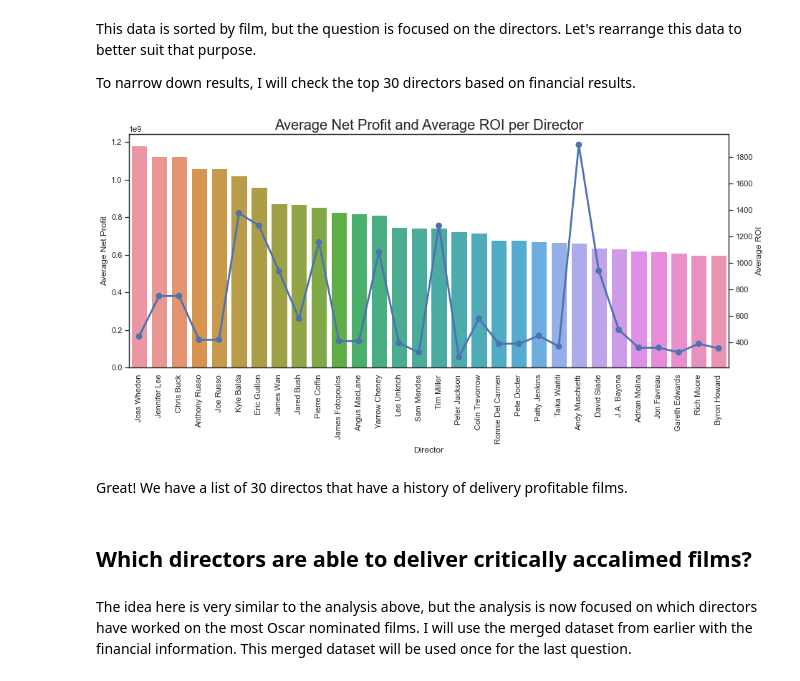
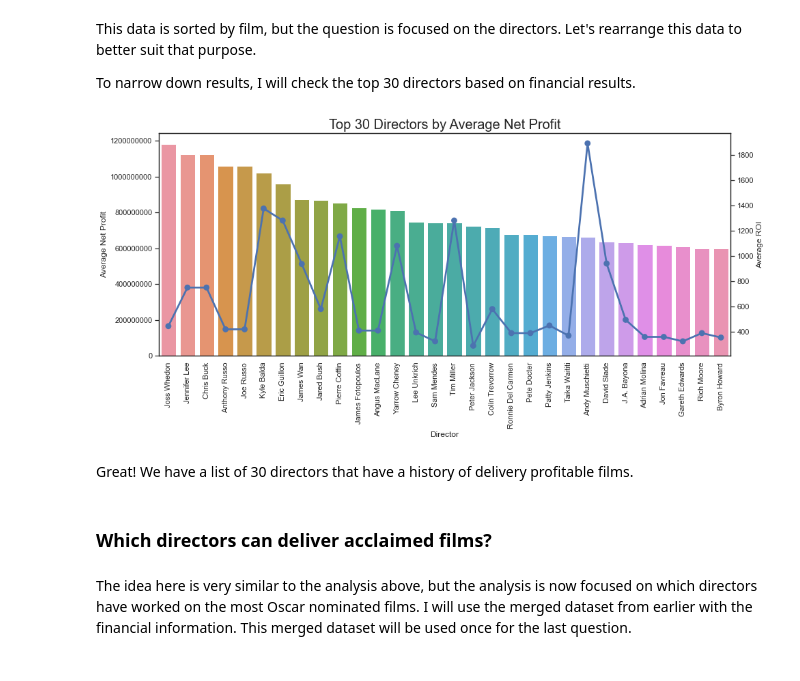
Before and after one commit to valentinav21/microsoft-movie-analysis, a Jupyter notebook: notebook.ipynb, the cells around one changed output. Drawn from its saved outputs; the diff is of its cells as text; code cells hidden in the pictures.

```diff
--- a/notebook.ipynb
+++ b/notebook.ipynb
@@ -648,8 +682,9 @@ Now that the data is clean and has the necessary features, it is time to answer
 # %% [markdown]
 First, lets visually examine the correlation between ROI and net profit.
 # %%
-# Set the width and height
+# Set the width, height, and style
 plt.figure(figsize=(14,6))
+sns.set_palette('muted')
 
 #Create plot
 ax1 = sns.regplot(x=numbers_df['production_budget'],y=numbers_df['net_profit'])
@@ -744,27 +779,28 @@ top_bdirectors = all_directors.head(30)
 # %%
 #Set figure size
 sns.set(style="white")
 plt.figure(figsize=(15, 6))
 
 # Plot for net_profit on the left y-axis
 ax1 = sns.barplot(x=top_bdirectors['director'], y=top_bdirectors['net_profit'])
 
 # Plot for ROI on the right y-axis
 ax2 = ax1.twinx()
 sns.pointplot(x=top_bdirectors['director'], y=top_bdirectors['ROI'], label='Average ROI', ax=ax2)
 
 #Create labels
 ax1.set_xticklabels(ax1.get_xticklabels(), rotation=90)
 ax1.set_xlabel("Director")
 ax1.set_ylabel("Average Net Profit")
+ax1.ticklabel_format(style='plain', axis="y")
 ax2.set_ylabel("Average ROI")
-plt.title("Average Net Profit and Average ROI per Director", fontsize=20);
+plt.title("Top 30 Directors by Average Net Profit", fontsize=20);
 # %% [output]
-[figure, old version]
+[figure, new version]
 # %% [markdown]
-Great! We have a list of 30 directos that have a history of delivery profitable films.
+Great! We have a list of 30 directors that have a history of delivery profitable films.
 # %% [markdown]
-## Which directors are able to deliver critically accalimed films?
+### Which directors can deliver acclaimed films?
 # %% [markdown]
 The idea here is very similar to the analysis above, but the analysis is now focused on which directors have worked on the most Oscar nominated films. I will use the merged dataset from earlier with the financial information. This merged dataset will be used once for the last question.
 # %%
```
Also changed, not shown: parts of 31 cells of this notebook, 15 other files.
